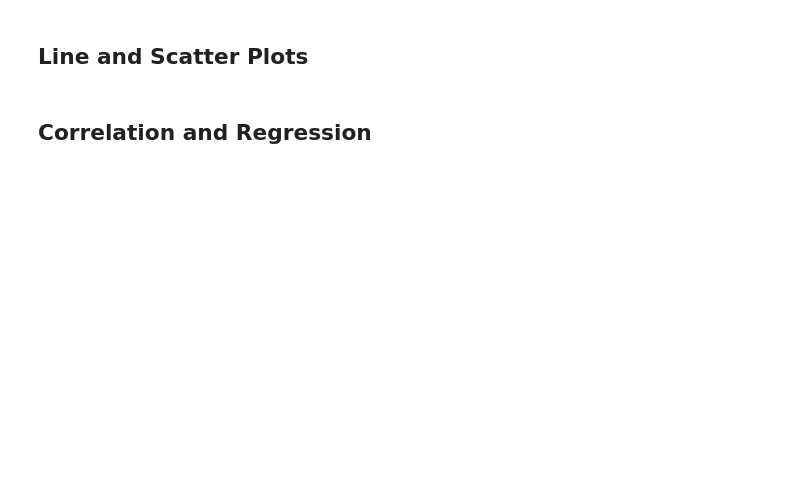
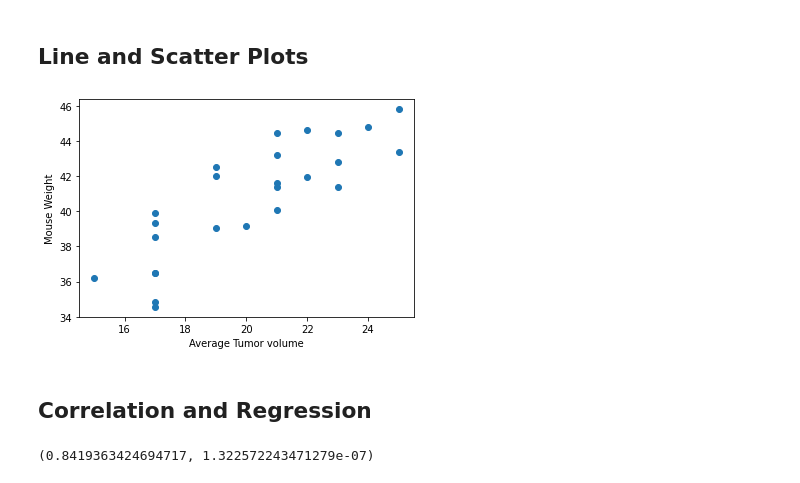
Before and after one commit to thenry390/matplotlib-challenge, a Jupyter notebook: Pymaceuticals/pymaceuticals_starter.ipynb, the cells around one changed output. Cells and saved outputs as stored; diff of their text form; code cells hidden in the pictures; blank space fills up the shorter version.

```diff
--- a/Pymaceuticals/pymaceuticals_starter.ipynb
+++ b/Pymaceuticals/pymaceuticals_starter.ipynb
@@ -404,2 +471,5 @@ mouse_max_df
 # %% [markdown]
 ## Line and Scatter Plots
+# %%
+capomulin_data_df=combined_data_df.loc[combined_data_df['Drug Regimen']=="Capomulin"]
+capomulin_data_df
@@ -408,4 +486,19 @@ mouse_max_df
 # %%
 # Generate a scatter plot of average tumor volume vs. mouse weight for the Capomulin regimen
+average_tumor=capomulin_data_df.groupby(['Mouse ID']).mean()["Tumor Volume (mm3)"]
+average_tumor
+# %%
+mouse_weight=capomulin_data_df.groupby(['Mouse ID']).mean()["Weight (g)"]
+mouse_weight
+# %%
+scatter_df=pd.DataFrame({"Mean":average_tumor,"Weight":mouse_weight})
+scatter_df
+# %%
+plt.scatter(scatter_df["Weight"],scatter_df["Mean"])
+plt.xlabel('Average Tumor volume')
+plt.ylabel('Mouse Weight')
+plt.show()
+# %% [output]
+[figure, added]
 # %% [markdown]
 ## Correlation and Regression
@@ -414,0 +505,8 @@ mouse_max_df
+# %%
+# Calculate the correlation coefficient for mouse weight and average tumor volume for the Capomulin regimen
+# Calculate the correlation coefficient between malic_acid and flavanoids
+#print(f"The correlation coefficient between mouse weight and average tumor volume for Capomulin is {round(st.pearsonr(scatter_df["Mean"],scatter_df["Weight"]))}")
+correlation=st.pearsonr(scatter_df["Mean"],scatter_df["Weight"])
+correlation
+# %% [output]
+(0.8419363424694717, 1.322572243471279e-07)
```
Also changed, not shown: parts of 13 cells of this notebook.
